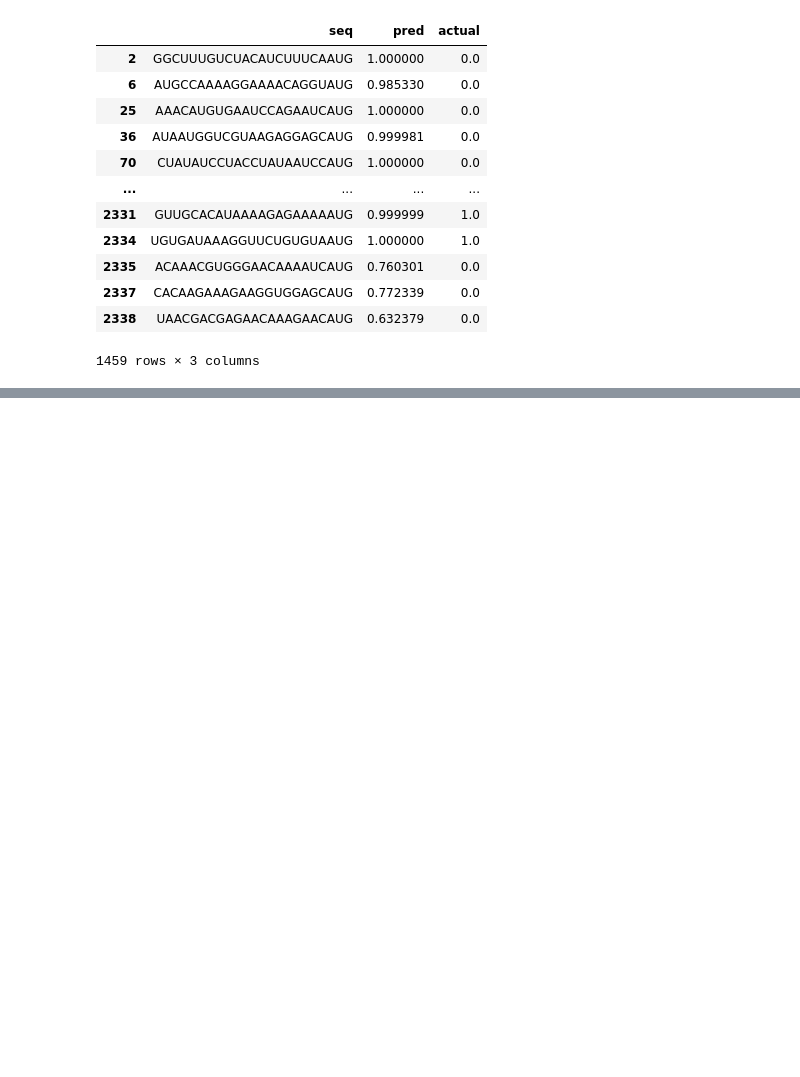
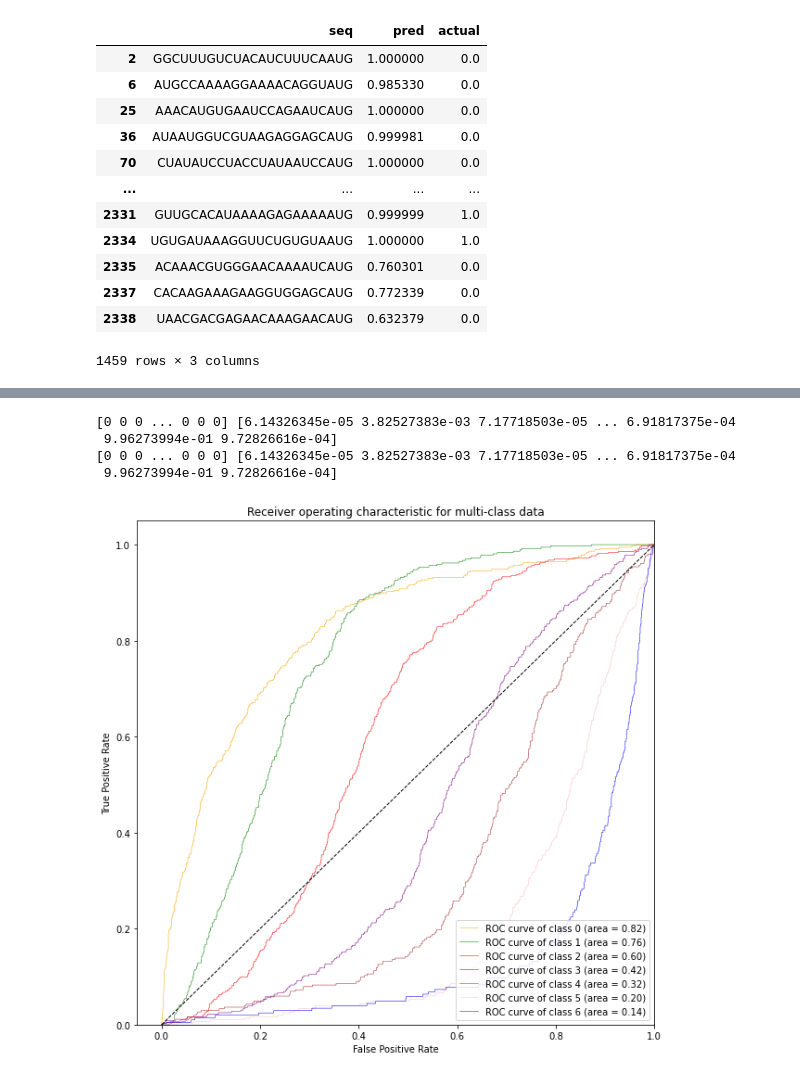
Before and after one commit to Ni-oS/GAN-bacteries, a Jupyter notebook: biN.ipynb, the cells around one changed output, grey strips where cells are left out. Drawn from its saved outputs; the diff is of its cells as text; code cells hidden in the pictures; blank space fills up the shorter version.

Commit message:
for multiclass classification/multyCrossEnthropy

```diff
--- a/biN.ipynb
+++ b/biN.ipynb
@@ -760,0 +923,4 @@ df4[df4["pred"]>0.5]
+# %%
+oracle = dict(test_df[['seq','label']].values)
+
+test_quick = quick_seq_pred(model_lin, oracle.keys(), oracle)
@@ -760,0 +944,43 @@ df4[df4["pred"]>0.5]
+# %%
+from sklearn.preprocessing import label_binarize
+from itertools import cycle
+
+def graph_roc_multiclass(df,model,n_classes = 7):
+
+    y_true=df[["actual"]]
+    y_score=df["pred"]
+
+    y = label_binarize(y_true, classes=[0,1,2,3,4,5,6])
+
+    fpr = dict()
+    tpr = dict()
+    roc_auc = dict()
+    lw = 1
+    for i in range(2):
+        print(y[:,i], y_score.values)
+    for i in range(n_classes):
+        fpr[i], tpr[i], _ = roc_curve(y[:,i], y_score.values)
+        roc_auc[i] = auc(fpr[i], tpr[i])
+    colors = cycle(['orange', 'green', 'red', 'purple', 'brown', 'pink', 'blue'])
+
+    # Plot of a ROC curve for a specific class
+    for i, color in zip(range(n_classes), colors):
+        plt.plot(fpr[i], tpr[i], color=color, lw= 0.5,label='ROC curve of class {0} (area = {1:0.2f})'.format(i, roc_auc[i]))
+    plt.rcParams['figure.figsize'] = [10,10]
+    plt.plot([0, 1], [0, 1], 'k--', lw=lw)
+    plt.xlim([-0.05, 1.0])
+    plt.ylim([0.0, 1.05])
+
+    plt.xlabel('False Positive Rate')
+    plt.ylabel('True Positive Rate')
+    plt.title('Receiver operating characteristic for multi-class data')
+    plt.legend(loc="lower right")
+    plt.show()
+# %%
+graph_roc_multiclass(test_quick,"small_cnn_test",n_classes = 7)
+# %% [output]
+[0 0 0 ... 0 0 0] [6.14326345e-05 3.82527383e-03 7.17718503e-05 ... 6.91817375e-04
+ 9.96273994e-01 9.72826616e-04]
+[0 0 0 ... 0 0 0] [6.14326345e-05 3.82527383e-03 7.17718503e-05 ... 6.91817375e-04
+ 9.96273994e-01 9.72826616e-04]
+[figure, added]
```
Also changed, not shown: parts of 20 cells of this notebook.
